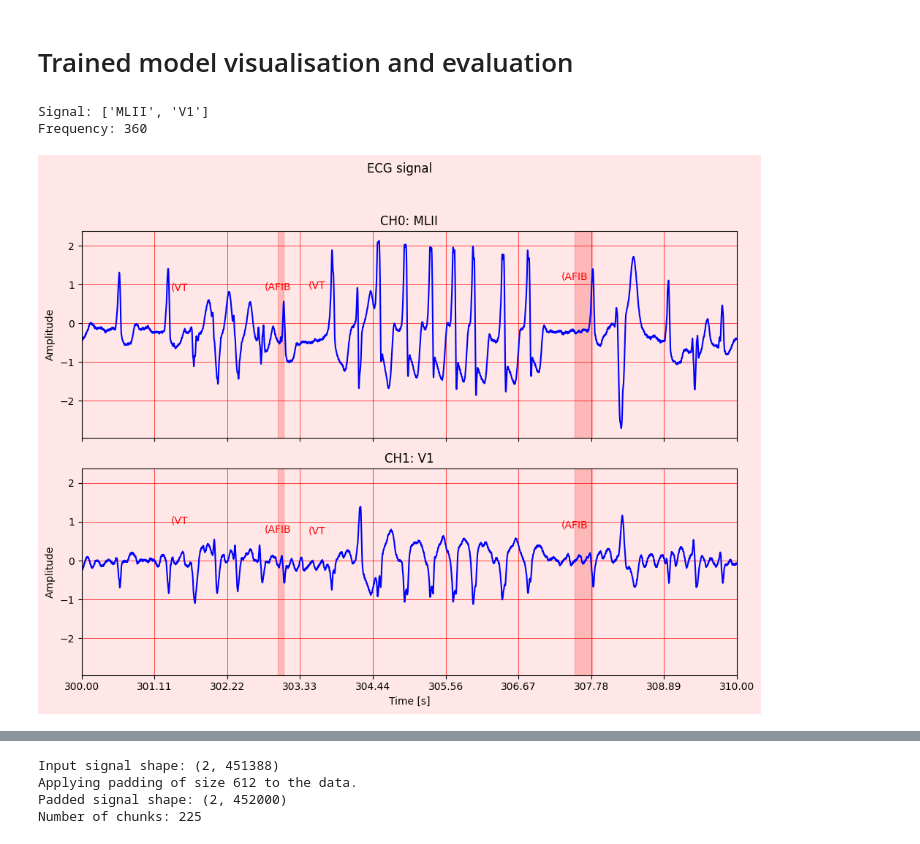
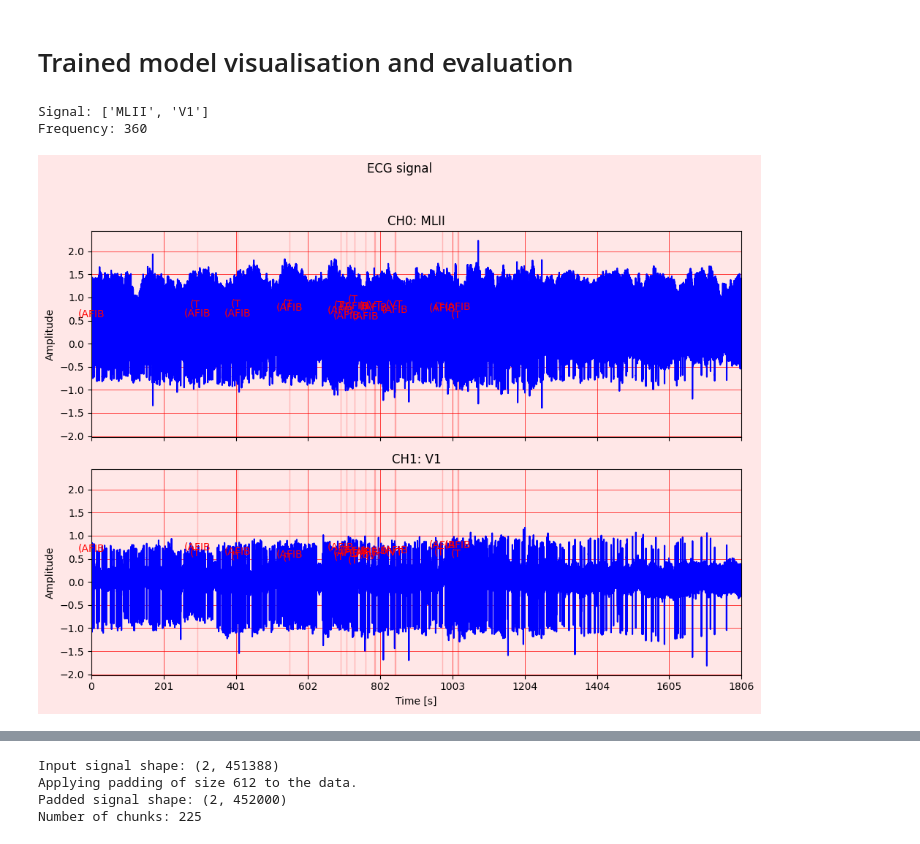
Before and after one commit to Michal-Szmuksta-AGH/ECG-ML-Challenge, a Jupyter notebook: notebooks/model_eval.ipynb, the cells around one changed output, grey strips where cells are left out. Saved outputs shown, nothing was run; the diff lists cells and outputs as text; code cells hidden in the pictures.

```diff
--- a/notebooks/model_eval.ipynb
+++ b/notebooks/model_eval.ipynb
@@ -13,19 +13,19 @@ from src.visualization import plot_ecg
 
 import numpy as np
 # %%
-signal = '203'
-t_start = 300
-t_end = 310
+signal = '221'
+t_start = 0
+t_end = 1800
 
 record = wfdb.rdrecord(os.path.join(config.RAW_DATA_DIR, 'mitdb', signal))
 annotation = wfdb.rdann(os.path.join(config.RAW_DATA_DIR, 'mitdb', signal), 'atr')
 print(f'Signal: {record.sig_name}')
 print(f'Frequency: {record.fs}')
-_ = plot_ecg(record, record.fs, t_start=t_start, t_end=t_end, annotation=annotation)
+_ = plot_ecg(record, record.fs, annotation=annotation)
 # %% [output]
 Signal: ['MLII', 'V1']
 Frequency: 360
-[figure, old version]
+[figure, new version]
 # %%
 y = aux2vec(annotation, record.fs, record.sig_len)
 plt.plot(np.arange(t_start, t_end, 1/record.fs), y[t_start*record.fs:t_end*record.fs])
```
Also changed, not shown: parts of 1 cell of this notebook, 3 other files.
